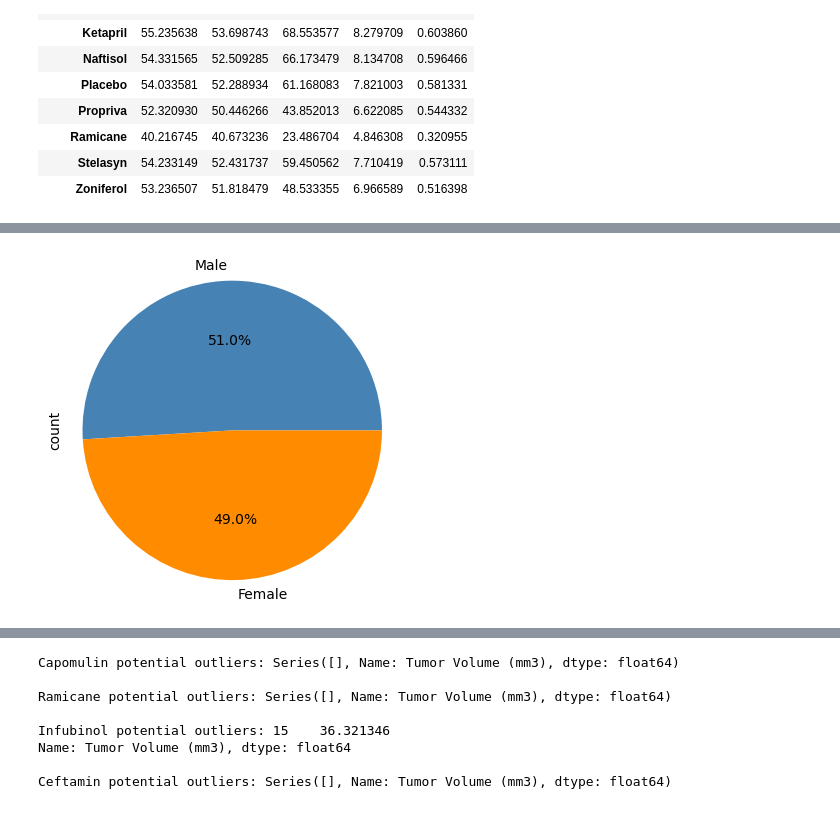
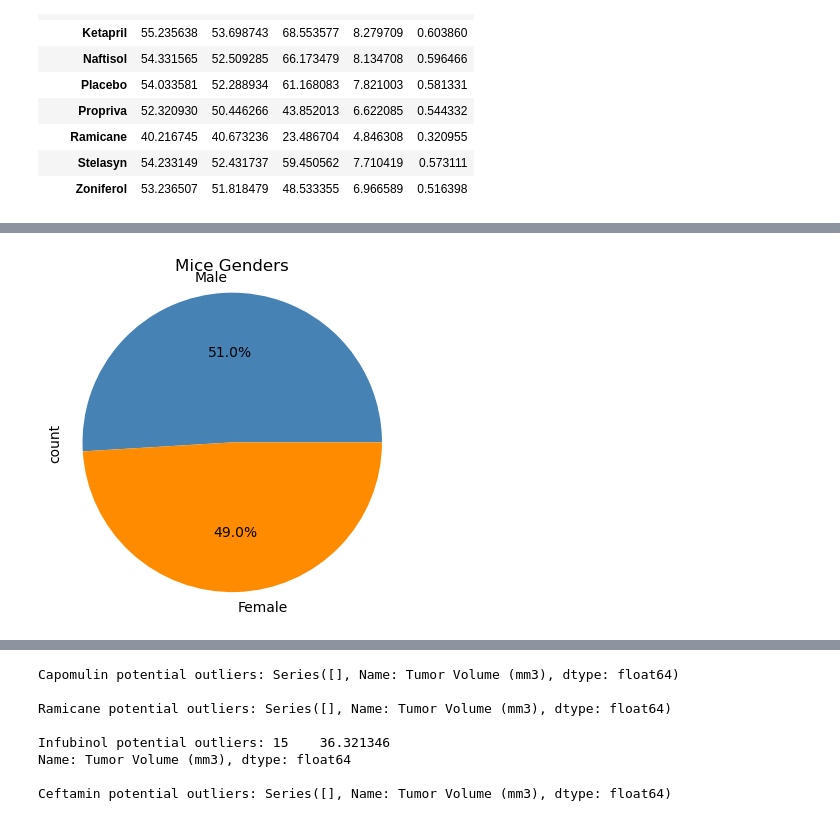
Before and after one commit to karinaahumada01/Matplotlib-challenge, a Jupyter notebook: Pymaceuticals_analysis/Pymaceuticals_analysis.ipynb, the cells around one changed output, grey strips where cells are left out. Cells and saved outputs as stored; diff of their text form; code cells hidden in the pictures.

```diff
--- a/Pymaceuticals_analysis/Pymaceuticals_analysis.ipynb
+++ b/Pymaceuticals_analysis/Pymaceuticals_analysis.ipynb
@@ -166,18 +171,18 @@ plt.show()
 # %%
 # Generate a pie chart, using Pandas, showing the distribution of unique female versus male mice used in the study
 
 # Get the unique mice with their gender
 gender_count = clean_data['Sex'].value_counts()
 
 # Make the pie chart
 plt.figure(figsize=(4.25, 4.25))
 gender_count.plot(kind='pie', autopct='%1.1f%%', colors=['steelblue', 'darkorange'], startangle=0)
-
+plt.title("Mice Genders")
 plt.ylabel('count')
 plt.axis('equal')
 plt.show()
 # %% [output]
-[figure, old version]
+[figure, new version]
 # %%
 
 # Generate a pie chart, using pyplot, showing the distribution of unique female versus male mice used in the study
```
Also changed, not shown: parts of 8 cells of this notebook.
